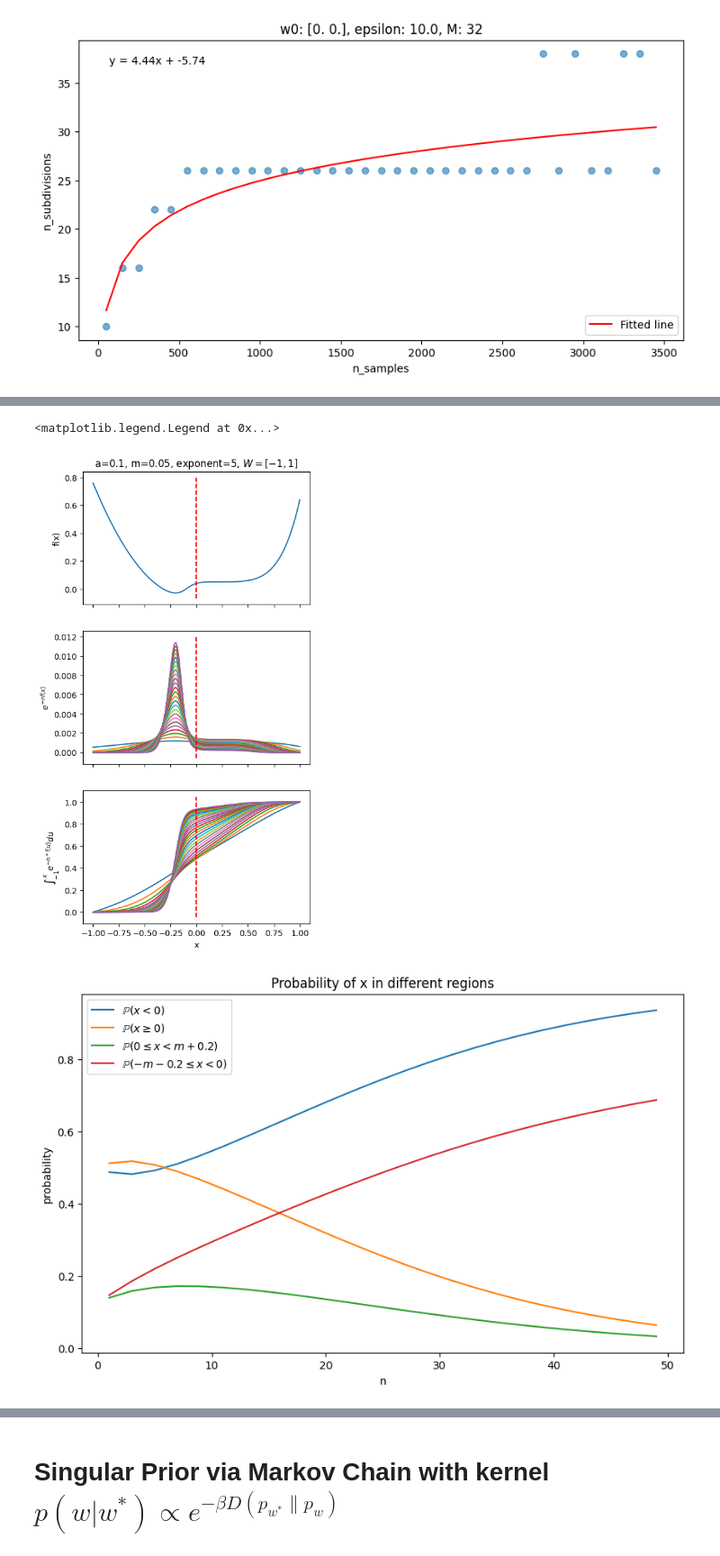
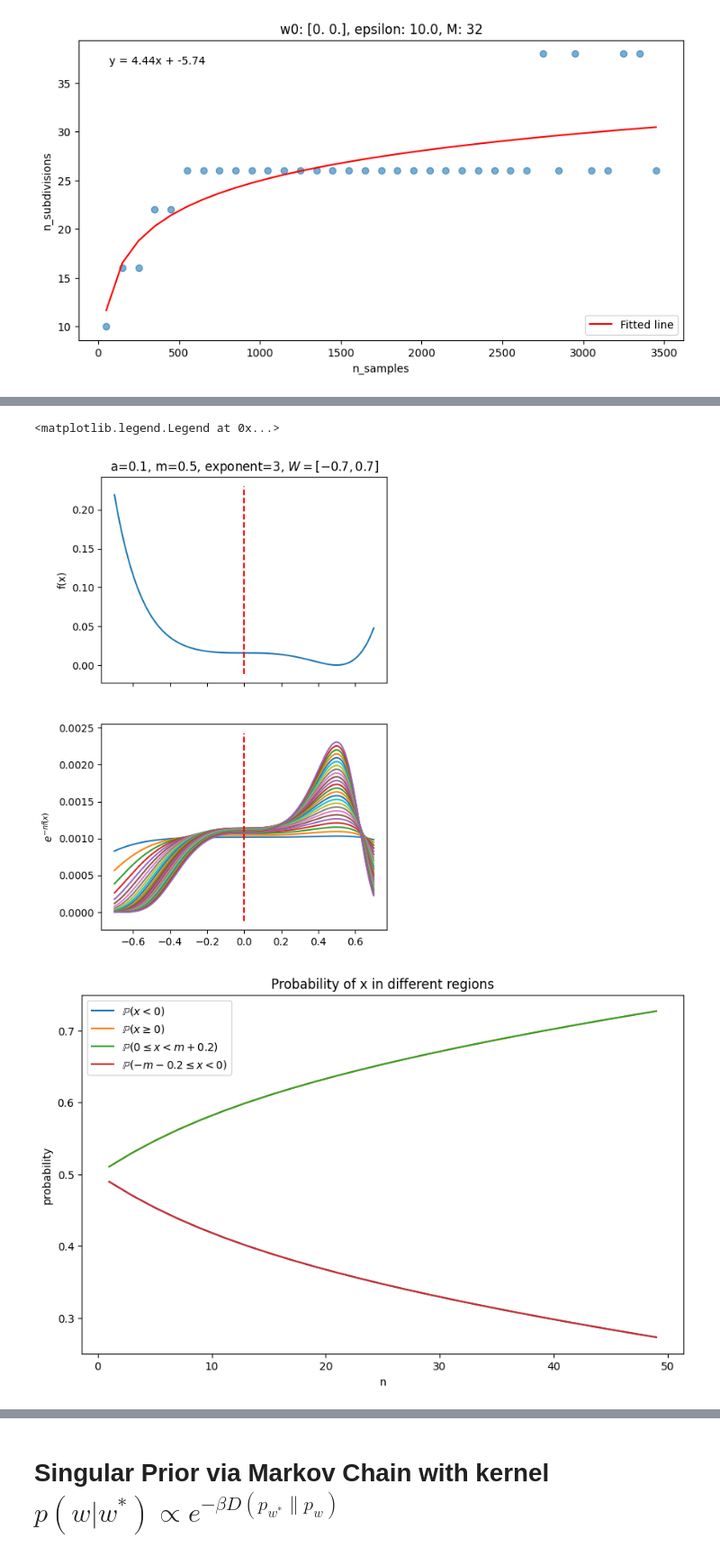
Before and after one commit to edmundlth/neural_network_stagewise_learning, a Jupyter notebook: mdl_expt.ipynb, the cells around one changed output, grey strips where cells are left out. Shown at 90% size. Saved outputs shown, nothing was run; the diff lists cells and outputs as text; code cells hidden in the pictures.

```diff
--- a/mdl_expt.ipynb
+++ b/mdl_expt.ipynb
@@ -342,12 +342,13 @@ def f2(x, m, exponent=9):
 
 def f(x, a, m):
     return f1(x + a, m) * g(-(x + a)) + f2(x - a, m) * h(x - a)
+    # return (x**2 - a**m)**2
 
 # Vectorize the function for efficient computation
 vf = jax.vmap(f, in_axes=(0, None, None))
 
 # Set up the plot
-M = 1.5
+M = 1.9
 x = jnp.linspace(-M, M, 1000)
 a = 0.5
 m = 0.2
@@ -373,10 +374,11 @@ plt.show()
 # %%
-exponent = 5
+exponent = 3
 scale = 0.01
 a = 0.1
-m = 0.05
+m = 0.5
 # f = lambda x: x**exponent * scale
-f = lambda x: f1(x + a, m) * g(-(x + a)) + f2(x - a, m, exponent=exponent) * h(x - a - 0.8)
+# f = lambda x: f1(x + a, m) * g(-(x + a)) + f2(x - a, m, exponent=exponent) * h(x - a - 0.8)
+f = lambda x: (x**exponent - m**exponent)**2
 # def f(x):
 #     # x = 5 * x
 #     a = 0.5
@@ -387,11 +389,11 @@ f = lambda x: f1(x + a, m) * g(-(x + a)) + f2(x - a, m, exponent=exponent) * h(x
 #     # y[x >= 0] = x[x >= 0]**4
 #     return y
 
-M = 1
+M = .7
 xs = np.linspace(-M, M, 1000)
 ys = f(xs)
 
-fig, axes = plt.subplots(3, 1, figsize=(5, 10), sharex=True)
+fig, axes = plt.subplots(2, 1, figsize=(5, 8), sharex=True)
 ax = axes[0]
 ax.plot(xs, ys)
 ymin, ymax = ax.get_ylim()
@@ -401,47 +403,47 @@ ax.set_title(f"a={a}, m={m}, exponent={exponent}, $W = [-{M}, {M}]$")
 
 
 ax = axes[1]
-ax2 = axes[2]
+# ax2 = axes[2]
 records = []
 for n in range(1, 50, 2):
     expys = np.exp(-n * ys) / np.sum(np.exp(-n * ys))
     ax.plot(xs, expys, label=f"exp(-{n}*f(x))")
-    ax2.plot(xs, np.cumsum(expys), label=f"cumsum(exp(-{n}*f(x)))")
+    # ax2.plot(xs, np.cumsum(expys), label=f"cumsum(exp(-{n}*f(x)))")
     rec = {
         'n': n,
         'p1': np.sum(expys[xs < 0]),
         'p2': np.sum(expys[xs >= 0]),
         "p3": np.sum(expys[(xs >=0) & (xs <= m + 0.2)]),
         "p4": np.sum(expys[(xs <=0) & (xs >= -m - 0.2)]),
     }
     records.append(rec)
 
 ax.set_ylabel("$e^{-n f(x)}$")
-ax2.set_ylabel("$\int_{-1}^x e^{-n*f(u)} du$")
+# ax2.set_ylabel("$\int_{-1}^x e^{-n*f(u)} du$")
 ymin, ymax = ax.get_ylim()
 ax.vlines(0, ymin, ymax, color='r', linestyle='--', label='ys=0')
 
 ymin, ymax = ax2.get_ylim()
 ax2.vlines(0, ymin, ymax, color='r', linestyle='--', label='ys=0')
 ax2.set_xlabel("x")
 
 fig, ax = plt.subplots(figsize=(10, 6))
 df = pd.DataFrame(records)
 ax.plot(df['n'], df['p1'], label='$\mathbb{P}(x < 0)$')
 ax.plot(df['n'], df['p2'], label='$\mathbb{P}(x \geq 0)$')
 ax.plot(df['n'], df['p3'], label='$\mathbb{P}(0 \leq x < m + 0.2)$')
 ax.plot(df['n'], df['p4'], label='$\mathbb{P}(-m - 0.2 \leq x < 0)$')
 ax.set_title("Probability of x in different regions")
 ax.set_xlabel("n")
 ax.set_ylabel("probability")
 ax.legend()
 
 
 # fig.suptitle(f"$f(x) = {scale} x^{exponent}$, $W = [-{M}, {M}]$")
 # %% [output]
 <matplotlib.legend.Legend at 0x...>
-[figure, old version]
+[figure, new version]
-[figure, old version]
+[figure, new version]
 # %%
 ts = np.linspace(ys.min(), ys.max(), 1000)
 vol_t = np.array(
```
Also changed, not shown: parts of 19 cells of this notebook, 5 other files.
